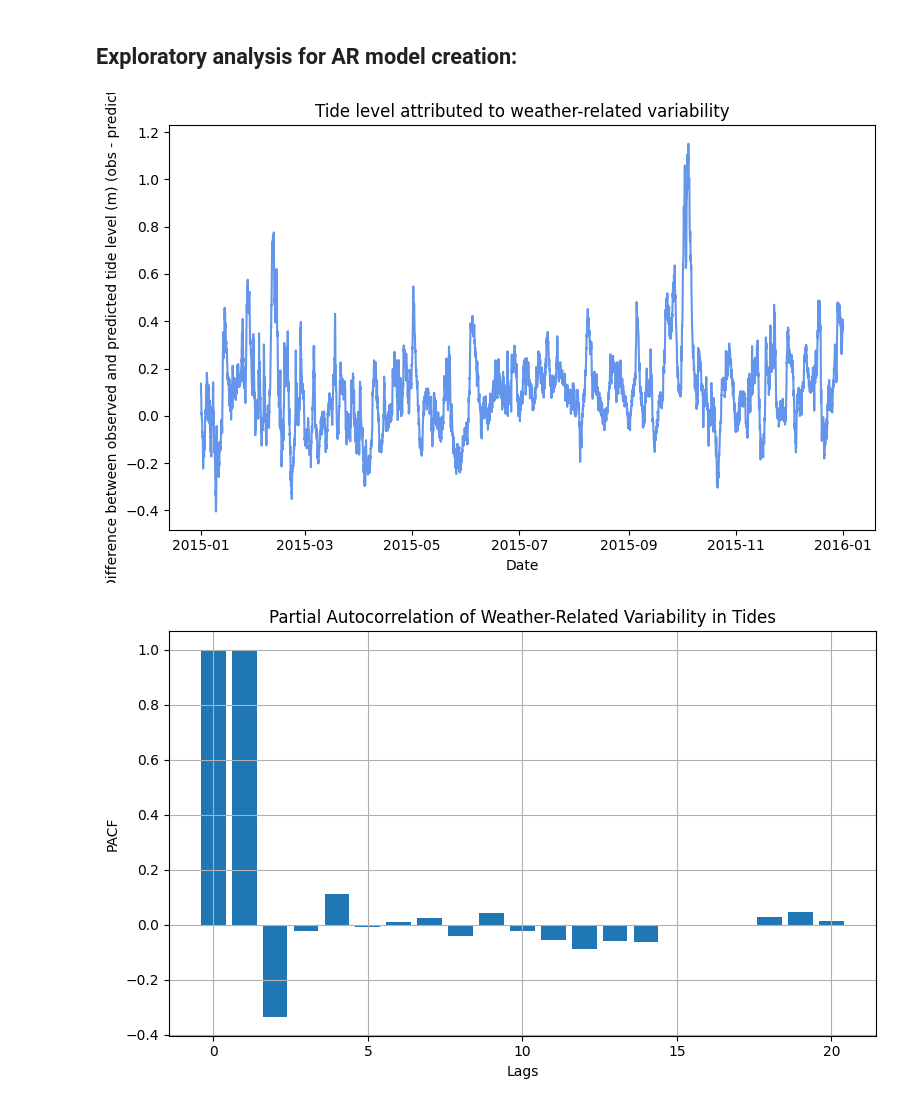
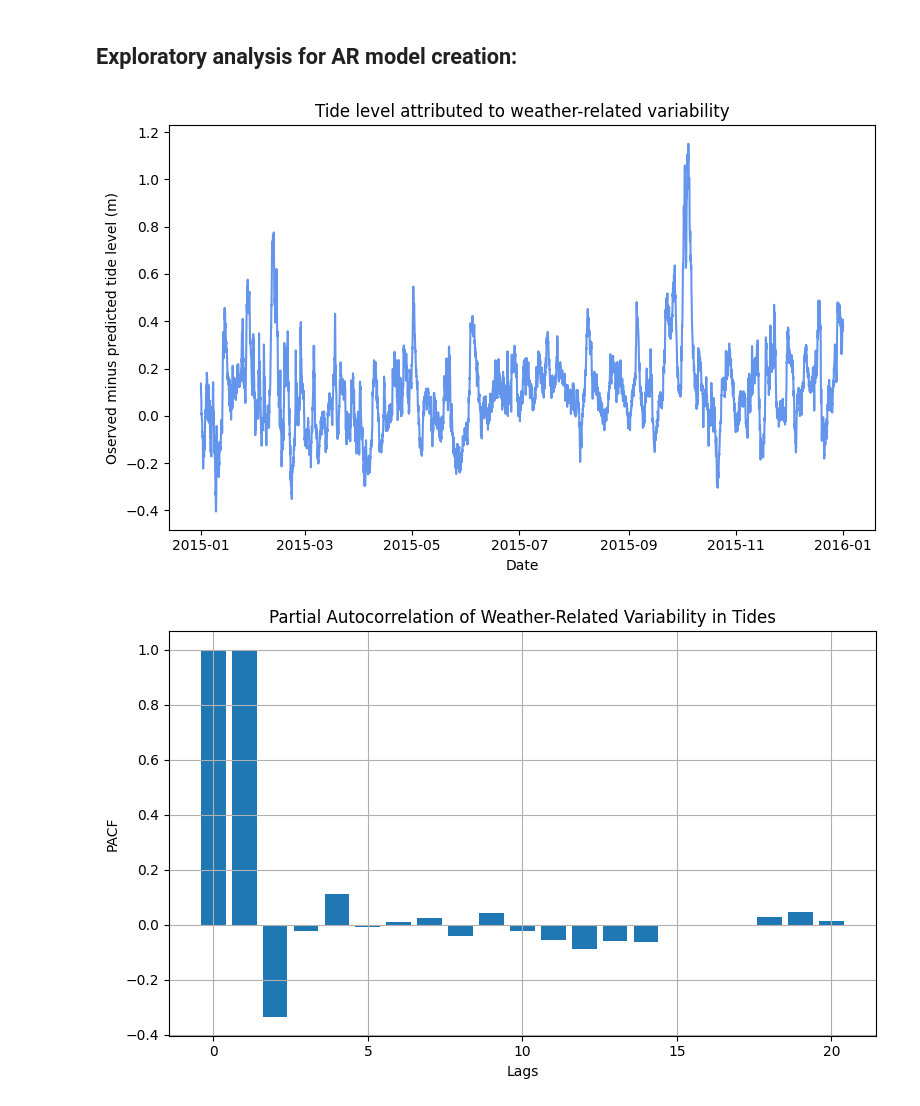
Before and after one commit to BEE4850-SP25/hw02-mcallen14, a Jupyter notebook: hw02.ipynb, the cells around one changed output. Cells and saved outputs as stored; diff of their text form; code cells hidden in the pictures.

```diff
--- a/hw02.ipynb
+++ b/hw02.ipynb
@@ -371,19 +361,19 @@ print(surge.head(5))
 # %%
 # Take difference between the observations and predictions
 # to obtain the tide level which could be attributed to weather-related variability
 surge['weather_variability'] = surge['Verified (m)'] - surge['Predicted (m)']
 
 # Plot:
 plt.figure(figsize=(8,5))
 plt.plot(surge['datetime'],surge['weather_variability'], color='cornflowerblue')#, label='No Cheat')#, alpha = 0.8)
 # Add labels
 plt.xlabel('Date')
-plt.ylabel('Difference between observed and predicted tide level (m) (obs - predicted)')
+plt.ylabel('Oserved minus predicted tide level (m)')
 plt.title('Tide level attributed to weather-related variability')
 plt.tight_layout()
 plt.show()
 # %% [output]
-[figure, old version]
+[figure, new version]
 # %%
 # Calculate PACF using statsmodels pacf function
 # Note - I used chatgpt to figure out what the appropriate packages to use here; I asked
```
Also changed, not shown: parts of 7 cells of this notebook.
